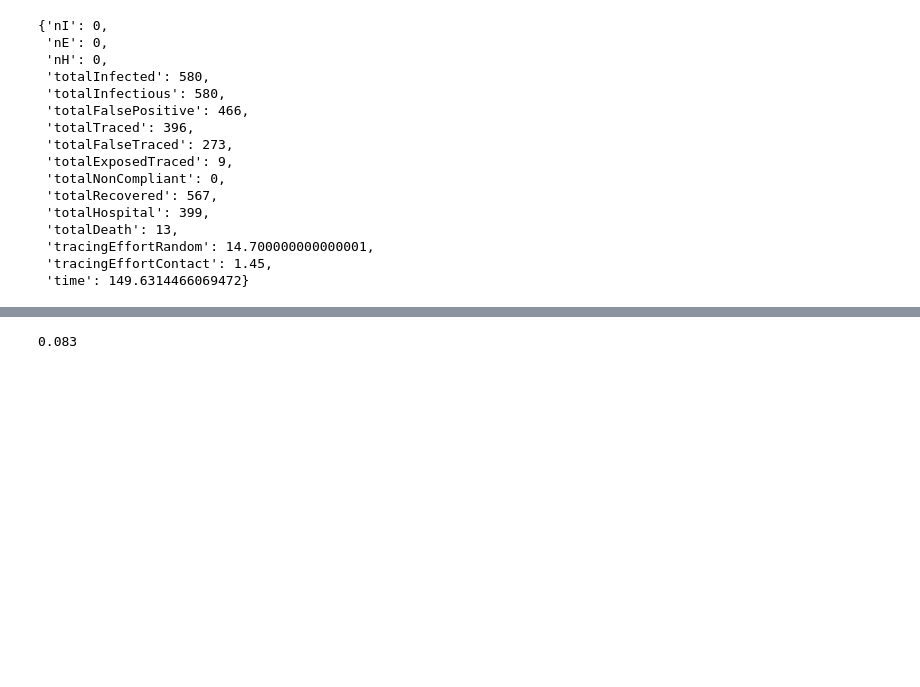
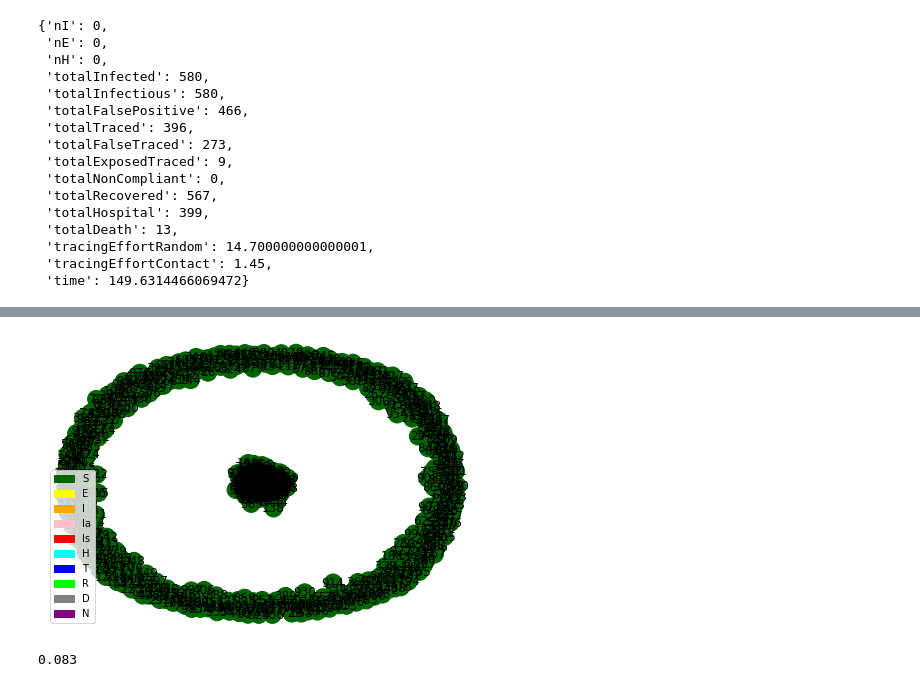
Before and after one commit to andrei-rusu/contact-tracing-model, a Jupyter notebook: SimulateCovid.ipynb, the cells around one changed output, grey strips where cells are left out. Drawn from its saved outputs; the diff is of its cells as text; code cells hidden in the pictures; blank space fills up the shorter version.

```diff
--- a/SimulateCovid.ipynb
+++ b/SimulateCovid.ipynb
@@ -149,3 +159,7 @@ sts[0][taut][0][1][-1]
+# %%
+sts[2].draw()
+# %% [output]
+[figure, added]
 # %%
 sts['args']['lamdahr']
 # %% [output]
```
Also changed, not shown: parts of 22 cells of this notebook, 13 other files.
